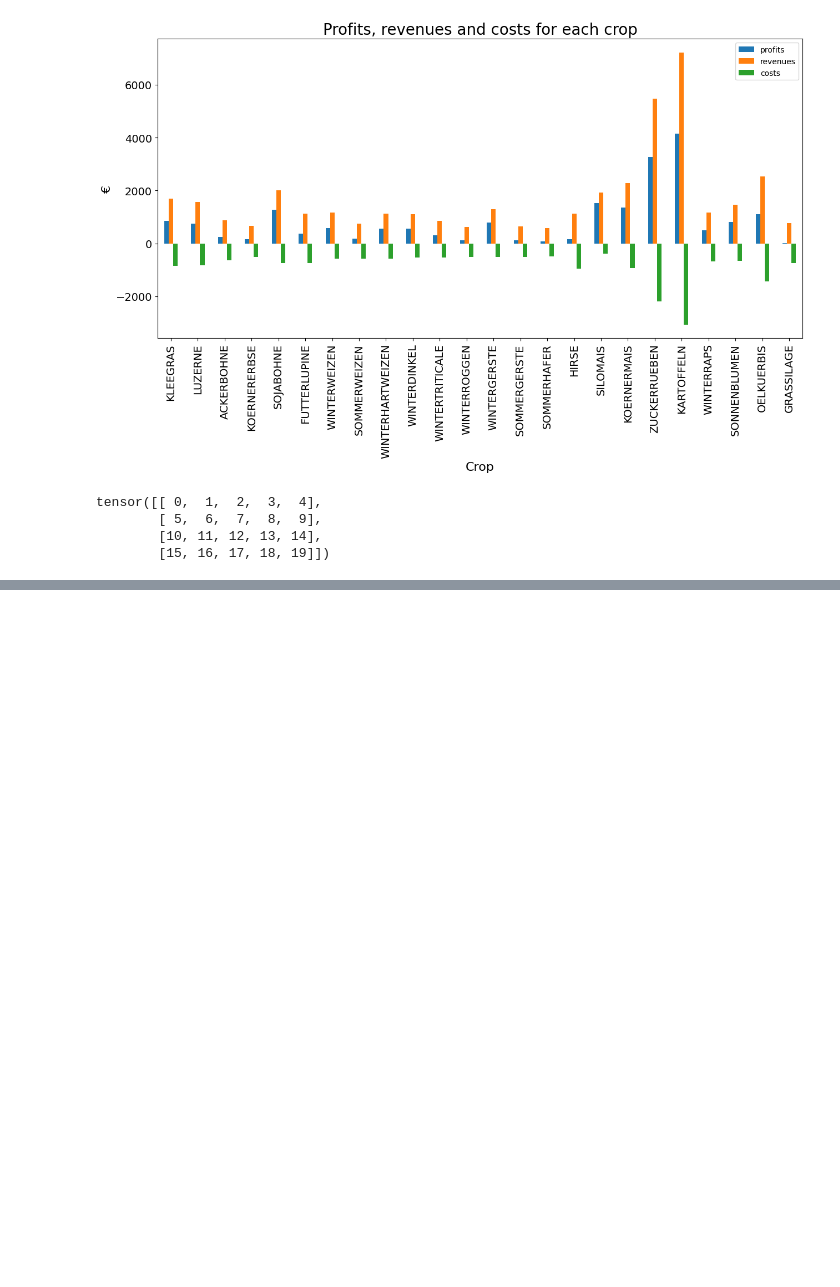
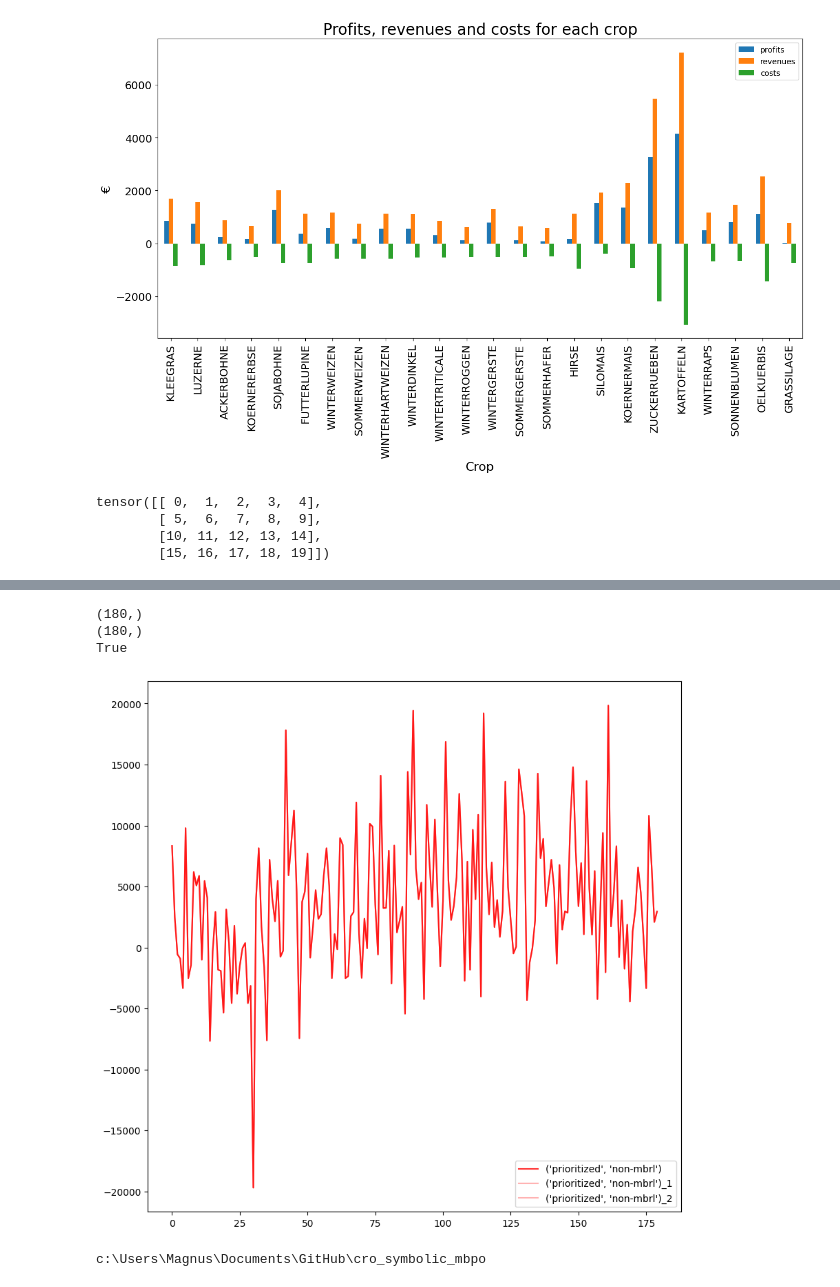
Before and after one commit to MagnusWagner/cro_symbolic_mbpo, a Jupyter notebook: tests.ipynb, the cells around one changed output, grey strips where cells are left out. Drawn from its saved outputs; the diff is of its cells as text; code cells hidden in the pictures; blank space fills up the shorter version.

```diff
--- a/tests.ipynb
+++ b/tests.ipynb
@@ -362,0 +415,52 @@ tensor([[ 0,  1,  2,  3,  4],
+# %%
+SEEDS = [101,102]
+AGENT_TYPES = ["prioritized","sac","prioritized_symbolic","sac_symbolic"]
+MBRL_KEYS = ["non-mbrl","mbrl","neighbour"]
+GROUND_TYPES = [-1.0,0.0,1.0]
+DRYWETS = [0.0,1.0]
+data_type = "training_rewards"
+
+mbrl_key = "non-mbrl"
+import numpy as np
+import matplotlib.pyplot as plt
+import pickle
+
+
+colors = ["red","blue","green","orange"]
+color_dict1 = {"prioritized":"red","sac":"blue","prioritized_symbolic":"green","sac_symbolic":"orange"}
+
+data_key_tuples = [("prioritized",mbrl_key),("sac",mbrl_key),("prioritized_symbolic",mbrl_key),("sac_symbolic",mbrl_key)]
+def plot_results(seeds, ground_type, drywet, data_key_tuples, data_type):
+    # make figsize 10x10
+    plt.figure(figsize=(10,10))
+    results_dict = {}
+    for i_tuple, data_key_tuple in enumerate(data_key_tuples):
+        result_over_seeds = np.empty((0,180))
+        for seed in seeds:
+            path = f"experiments/evaluations/results/{data_key_tuple[0]}_{data_key_tuple[1]}_{ground_type}_{drywet}_{seed}.pickle"
+            with open(path,"rb") as f:
+                result = pickle.load(f)
+            result = result[data_type]
+            result_over_seeds = np.vstack((result_over_seeds,result))
+        mean_result_over_seeds = np.mean(result_over_seeds,axis=0)
+        print(mean_result_over_seeds.shape)
+        x = np.arange(mean_result_over_seeds.shape[0])
+        print(x.shape)
+        plt.plot(x,mean_result_over_seeds,label=str(data_key_tuple), alpha=0.8, color=colors[i_tuple])
+        plt.plot(x,result_over_seeds[0],label=f"{str(data_key_tuple)}_1", alpha=0.3, color=colors[i_tuple])
+        plt.plot(x,result_over_seeds[1],label=f"{str(data_key_tuple)}_2", alpha=0.3, color=colors[i_tuple])
+        print((result_over_seeds[0]==result_over_seeds[1]).all())
+    plt.legend()
+    plt.show()
+
+plot_results(SEEDS, -1.0, 0.0, data_key_tuples, data_type)
+# %% [output]
+(180,)
+(180,)
+True
+[figure, added]
+# %%
+import os
+print(os.getcwd())
+# %% [output]
+c:\Users\Magnus\Documents\GitHub\cro_symbolic_mbpo
```
Also changed, not shown: parts of 2 cells of this notebook, 30 other files.
